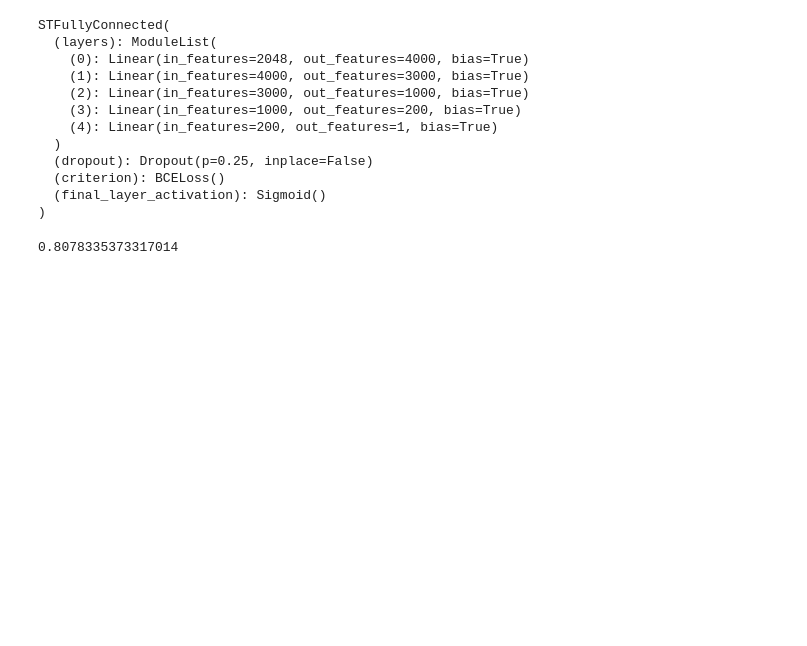
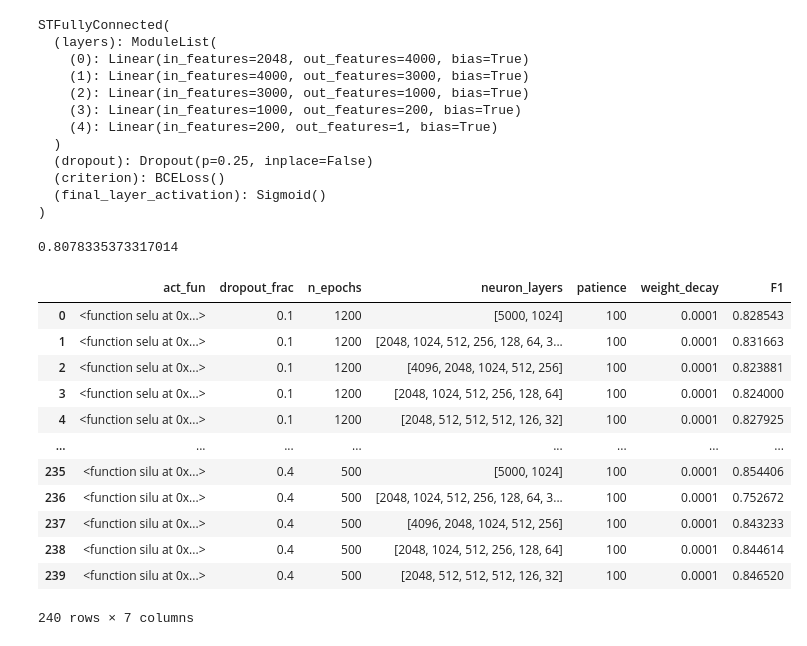
Before and after one commit to Dreamerwq/QSPRpred, a Jupyter notebook: qsprpred/extra/gpu/models/dnn_test.ipynb, the cells around one changed output. Drawn from its saved outputs; the diff is of its cells as text; code cells hidden in the pictures; blank space fills up the shorter version.

```diff
--- a/qsprpred/extra/gpu/models/dnn_test.ipynb
+++ b/qsprpred/extra/gpu/models/dnn_test.ipynb
@@ -366,0 +369,19 @@ display(accuracy_score(dataset.y_ind, res))
+# %%
+df = pd.DataFrame(param_grid_2)
+df["F1"] = val_f1_2
+# %%
+display(df)
+# %% [output]
+|  | act_fun | dropout_frac | n_epochs | neuron_layers | patience | weight_decay | F1 |
+| 0 | <function selu at 0x...> | 0.1 | 1200 | [5000, 1024] | 100 | 0.0001 | 0.828543 |
+| 1 | <function selu at 0x...> | 0.1 | 1200 | [2048, 1024, 512, 256, 128, 64, 3... | 100 | 0.0001 | 0.831663 |
+| 2 | <function selu at 0x...> | 0.1 | 1200 | [4096, 2048, 1024, 512, 256] | 100 | 0.0001 | 0.823881 |
+| 3 | <function selu at 0x...> | 0.1 | 1200 | [2048, 1024, 512, 256, 128, 64] | 100 | 0.0001 | 0.824000 |
+| 4 | <function selu at 0x...> | 0.1 | 1200 | [2048, 512, 512, 512, 126, 32] | 100 | 0.0001 | 0.827925 |
+| ... | ... | ... | ... | ... | ... | ... | ... |
+| 235 | <function silu at 0x...> | 0.4 | 500 | [5000, 1024] | 100 | 0.0001 | 0.854406 |
+| 236 | <function silu at 0x...> | 0.4 | 500 | [2048, 1024, 512, 256, 128, 64, 3... | 100 | 0.0001 | 0.752672 |
+| 237 | <function silu at 0x...> | 0.4 | 500 | [4096, 2048, 1024, 512, 256] | 100 | 0.0001 | 0.843233 |
+| 238 | <function silu at 0x...> | 0.4 | 500 | [2048, 1024, 512, 256, 128, 64] | 100 | 0.0001 | 0.844614 |
+| 239 | <function silu at 0x...> | 0.4 | 500 | [2048, 512, 512, 512, 126, 32] | 100 | 0.0001 | 0.846520 |
+240 rows × 7 columns
```
Also changed, not shown: parts of 15 cells of this notebook.
